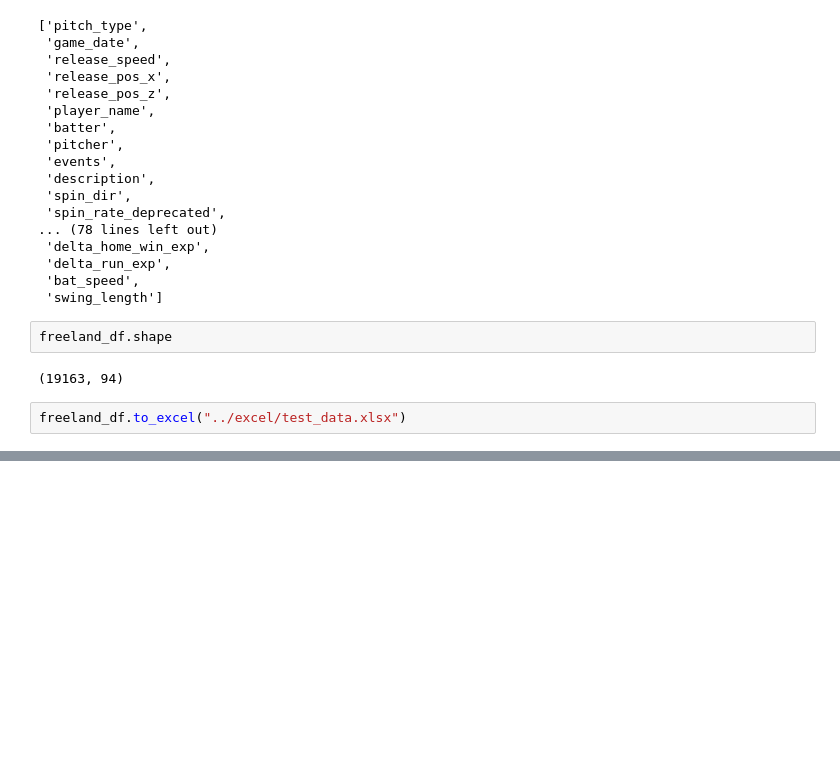
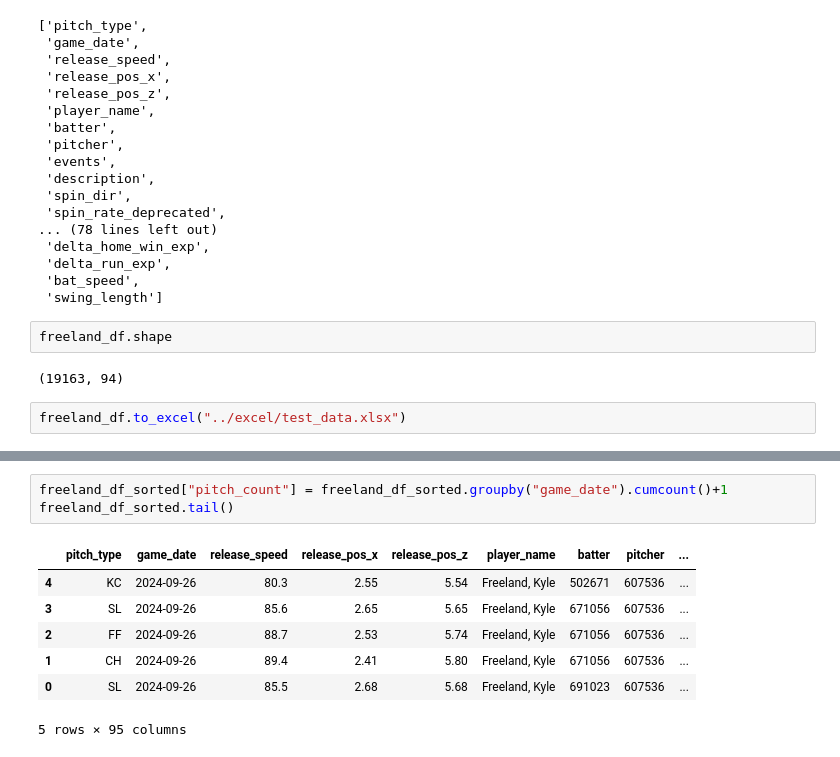
Before and after one commit to cassydm/rockies_moneyball_part-deux, a Jupyter notebook: Project 3/test_files/pybaseball_test.ipynb, the cells around one changed output, grey strips where cells are left out. Cells and saved outputs as stored; diff of their text form; blank space fills up the shorter version.

```diff
--- a/Project 3/test_files/pybaseball_test.ipynb
+++ b/Project 3/test_files/pybaseball_test.ipynb
@@ -143,0 +155,11 @@ freeland_df.to_excel("../excel/test_data.xlsx")
+# %%
+freeland_df_sorted["pitch_count"] = freeland_df_sorted.groupby("game_date").cumcount()+1
+freeland_df_sorted.tail()
+# %% [output]
+|  | pitch_type | game_date | release_speed | release_pos_x | release_pos_z | player_name | batter | pitcher | ... |
+| 4 | KC | 2024-09-26 | 80.3 | 2.55 | 5.54 | Freeland, Kyle | 502671 | 607536 | ... |
+| 3 | SL | 2024-09-26 | 85.6 | 2.65 | 5.65 | Freeland, Kyle | 671056 | 607536 | ... |
+| 2 | FF | 2024-09-26 | 88.7 | 2.53 | 5.74 | Freeland, Kyle | 671056 | 607536 | ... |
+| 1 | CH | 2024-09-26 | 89.4 | 2.41 | 5.80 | Freeland, Kyle | 671056 | 607536 | ... |
+| 0 | SL | 2024-09-26 | 85.5 | 2.68 | 5.68 | Freeland, Kyle | 691023 | 607536 | ... |
+5 rows × 95 columns
```
Also changed, not shown: parts of 3 cells of this notebook.
